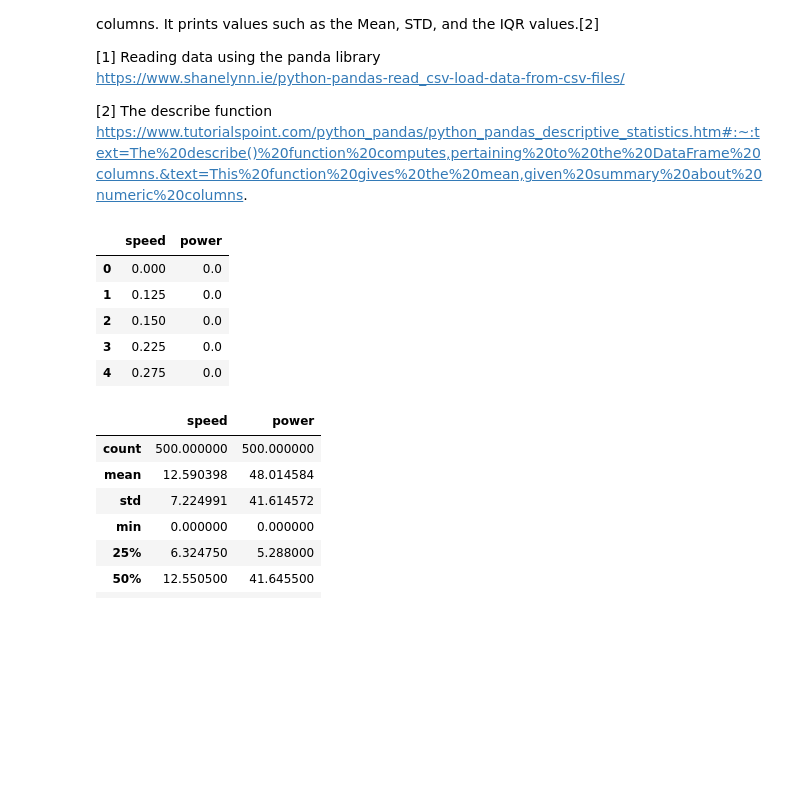
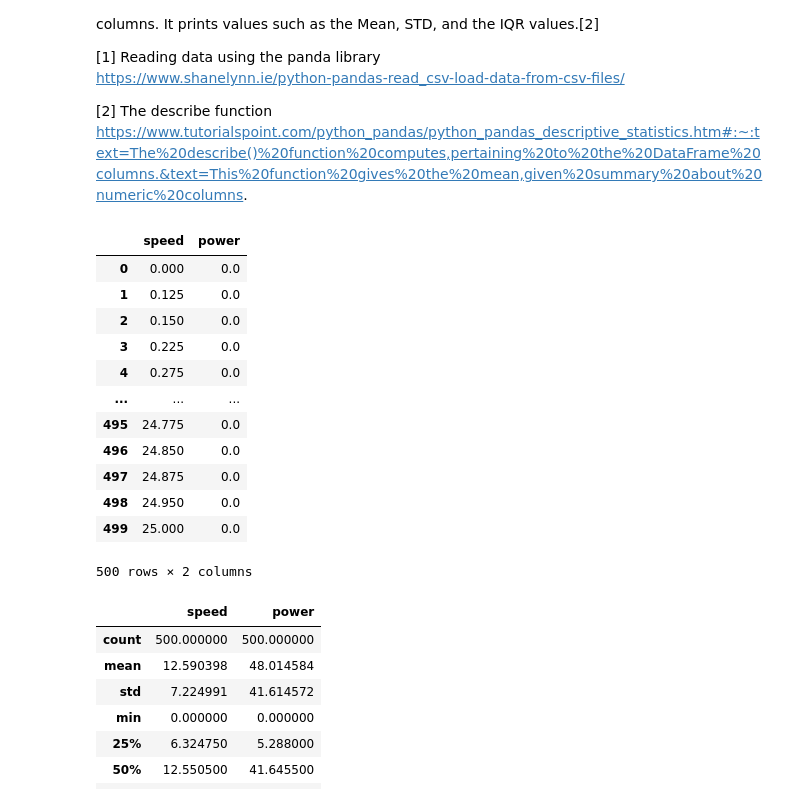
Before and after one commit to sagheerahmadGmit/EmergingTechAssessment, a Jupyter notebook: AssessmentModel.ipynb, the cells around one changed output. Drawn from its saved outputs; the diff is of its cells as text; code cells hidden in the pictures; blank space fills up the shorter version.

```diff
--- a/AssessmentModel.ipynb
+++ b/AssessmentModel.ipynb
@@ -36,16 +43,23 @@ https://www.shanelynn.ie/python-pandas-read_csv-load-data-from-csv-files/
 https://www.tutorialspoint.com/python_pandas/python_pandas_descriptive_statistics.htm#:~:text=The%20describe()%20function%20computes,pertaining%20to%20the%20DataFrame%20columns.&text=This%20function%20gives%20the%20mean,given%20summary%20about%20numeric%20columns.
 # %%
 #Read in the data from the link provided on moodle
-powerProductionData = panda.read_csv("https://raw.githubusercontent.com/ianmcloughlin/2020A-machstat-project/master/dataset/powerproduction.csv")
+powerProductionData = pd.read_csv("https://raw.githubusercontent.com/ianmcloughlin/2020A-machstat-project/master/dataset/powerproduction.csv")
 #print out the results
-powerProductionData.head(5)
+powerProductionData.head(500)
 # %% [output]
 |  | speed | power |
 | 0 | 0.000 | 0.0 |
 | 1 | 0.125 | 0.0 |
 | 2 | 0.150 | 0.0 |
 | 3 | 0.225 | 0.0 |
 | 4 | 0.275 | 0.0 |
+| ... | ... | ... |
+| 495 | 24.775 | 0.0 |
+| 496 | 24.850 | 0.0 |
+| 497 | 24.875 | 0.0 |
+| 498 | 24.950 | 0.0 |
+| 499 | 25.000 | 0.0 |
+500 rows × 2 columns
 # %%
 #Generate descriptive statistics.
 powerProductionData.describe()
```
Also changed, not shown: parts of 9 cells of this notebook, 1 other file.
